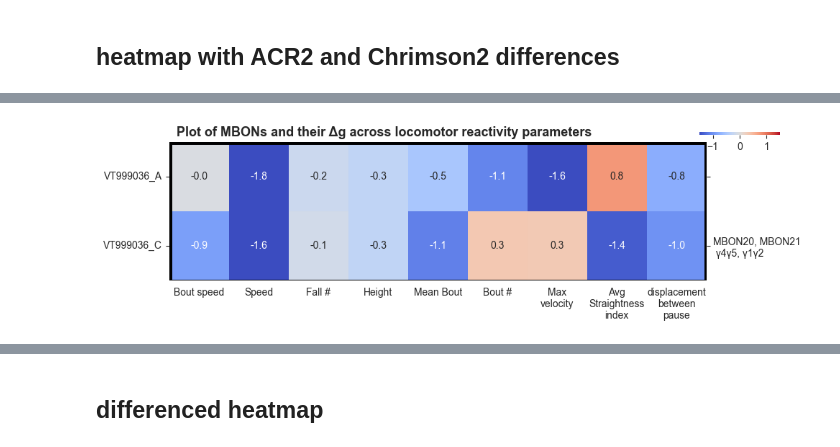
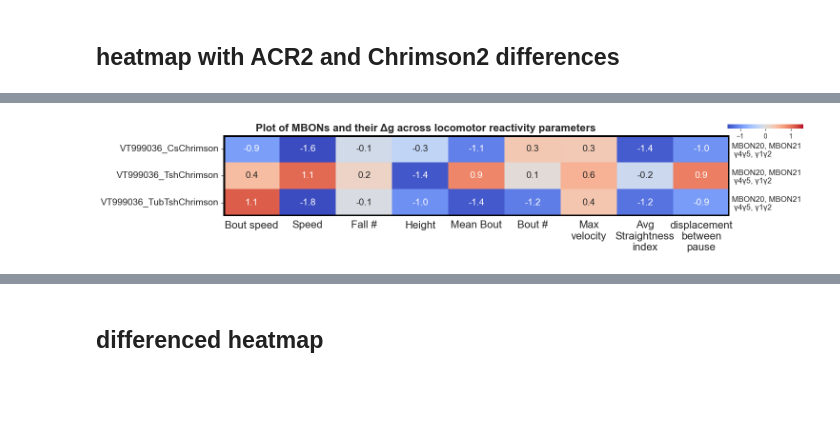
Before and after one commit to lnicole08/deltaG_screen, a Jupyter notebook: Heatmappotofu_1.ipynb, the cells around one changed output, grey strips where cells are left out. Saved outputs shown, nothing was run; the diff lists cells and outputs as text; code cells hidden in the pictures; blank space fills up the shorter version.

Commit message:
Amendments to adjust for genotypes

```diff
--- a/Heatmappotofu_1.ipynb
+++ b/Heatmappotofu_1.ipynb
@@ -43,7 +43,7 @@ workcomp = "C:\\Users\\User"
 computer2 = "C:\\Users\\lnico"
 homecomp = "D:"
 filedir = "\\ACC Lab Dropbox\\ACC Lab\\Nicole Lee\\Data Compilation\\Falling_New\\"
-openPath = computer2 + filedir
+openPath = homecomp + filedir
 files = os.listdir(openPath)
 
 #identifying genotypes
@@ -357,7 +359,7 @@ SS81521
 # %%
 def generating_heatmapdf(responder):
 
-    newfile2 = openPath + "Compilation with delta\\2024collection\\"
+    newfile2 = openPath + "Compilation with delta\\Specialexpts\\"
     files2 = os.listdir(newfile2)
 
     for labels in dflists2:
@@ -513,3 +516,18 @@ dfreg_c['responder'] = dfreg_c['MBON']+"_C"
 dfreg_resp = pd.concat([dfreg_a, dfreg_c])
 
 dfreg_resp = dfreg_resp.sort_values(by = "responder", ascending=True).reset_index(drop=True)
+# %%
+dfreg_Tubtsh = generating_heatmapdf(" Tub_Tsh_Chrimson2").sort_values('MBON').reset_index(drop=True)
+dfreg_Tubtsh['responder'] = dfreg_Tubtsh['MBON']+"_TubTshChrimson"
+
+dfreg_tsh = generating_heatmapdf(" Tsh_Chrimson2").sort_values('MBON').reset_index(drop=True)
+dfreg_tsh['responder'] = dfreg_tsh['MBON']+"_TshChrimson"
+
+dfreg_Cr2 = generating_heatmapdf(" Chrimson2").sort_values('MBON').reset_index(drop=True)
+dfreg_Cr2['responder'] = dfreg_Cr2['MBON']+"_CsChrimson"
+
+dfreg_resp = pd.concat([dfreg_Tubtsh, dfreg_tsh, dfreg_Cr2])
+
+dfreg_resp = dfreg_resp.sort_values(by = "responder", ascending=True).reset_index(drop=True)
+
+dfreg_resp
@@ -516,10 +541,19 @@ dfreg_resp = dfreg_resp.sort_values(by = "responder", ascending=True).reset_inde
 # %%
 df00 = dfreg_resp.copy()
-df00 = dfreg_resp[dfreg_resp['MBON'] == "VT999036"]
+
+#specific mbon list
+specificmbonlist = ["VT999036"]
+
+df00 = pd.DataFrame()
+for x in specificmbonlist:
+    df00 = pd.concat([df00, dfreg_resp[dfreg_resp['MBON'] == x]])
+
+df00.reset_index(drop=True)
+
 df50 = df00.set_index(['responder'])
 df50 = df50.drop(['MBON'], axis =1)
 
-fig1, ax3 = plt.subplots(figsize=(10, 3))
+fig1, ax3 = plt.subplots(figsize=(15, 3))
 
 #adding extra axes label
 lobloclst = []
@@ -531,74 +565,87 @@ for n in df00['MBON']:
 df500['Lobe'] = lobloclst
 df500['Name'] = mbonloclst
 
-#labelling of MBON number and location
+#labelling of MBON number and location but ONLY ifc comparing ACR and CHRIMSON2
+
+# newdf500 = pd.DataFrame()
+# naming = df500['Name'].iloc[::2].to_frame().rename(columns = {"Name": ""})
+# lobing = df500['Lobe'].iloc[1::2].to_frame().rename(columns = {"Lobe": ""})
+# newlabel =(naming.values + "\n " + lobing.values).tolist()
+# newdf500['Merge'] = newlabel
+
+#for individual points, not merging of ACR and Chrimson2 (i.e. different genotypes)
+
 newdf500 = pd.DataFrame()
-naming = df500['Name'].iloc[::2].to_frame().rename(columns = {"Name": ""})
-lobing = df500['Lobe'].iloc[1::2].to_frame().rename(columns = {"Lobe": ""})
+naming = df500['Name'].to_frame().rename(columns = {"Name": ""})
+lobing = df500['Lobe'].to_frame().rename(columns = {"Lobe": ""})
 newlabel =(naming.values + "\n " + lobing.values).tolist()
 newdf500['Merge'] = newlabel
 
 #colorbar
 cax = inset_axes(ax3,
                  width="15%",  # width: 40% of parent_bbox width
-                 height="2%",  # height: 10% of parent_bbox height
+                 height="5%",  # height: 10% of parent_bbox height
                  loc='lower right',
-                 bbox_to_anchor=(0.1, 1.2, 1, 1),
+                 bbox_to_anchor=(0.12, 1.25, 1, 1),
                  bbox_transform=ax3.transAxes,
                  borderpad=-2,
                  )
 
 sns.set_style("whitegrid", {'axes.grid' : False})
 j7 = sns.heatmap(df50, ax = ax3, annot=True, fmt=".1f", vmin = -1.5, vmax = 1.5, cmap='coolwarm', linewidths=0.0, edgecolor = "none"
-                 , clip_on=False, cbar_ax=cax, cbar_kws = dict(orientation = "horizontal")) #use_gridspec=False,location="bottom", shrink = 0.25, pad=0.01 #cbar_kws = dict(orientation = "vertical")
+                 , clip_on=False, cbar_ax=cax, cbar_kws = dict(orientation = "horizontal"), annot_kws={"size": 14}) #use_gridspec=False,location="bottom", shrink = 0.25, pad=0.01 #cbar_kws = dict(orientation = "vertical")
 j7.set_ylabel('')
-j7.set_yticklabels(j7.get_yticklabels(), va='center', rotation = 0, fontsize = 10)
-j7.set_xticklabels(j7.get_xticklabels(), rotation = 0, fontsize = 10)
+j7.set_yticklabels(j7.get_yticklabels(), va='center', rotation = 0, fontsize = 14)
+j7.set_xticklabels(j7.get_xticklabels(), rotation = 0, fontsize = 16)
 
 wrap_labels(j7, 10)
 
-from matplotlib.patches import Rectangle
+#lines around frame
+# from matplotlib.patches import Rectangle
 
-for i in list(range(0,92,2)):
-    ax3.add_patch(Rectangle((0, i), 9, 2, fill=False, edgecolor='black', lw=2))
+# for i in list(range(0,92,2)):
+#     ax3.add_patch(Rectangle((0, i), 9, 2, fill=False, edgecolor='black', lw=2))
 
-# Drawing the frame
+# Drawing the overall frame
 j7.axhline(y = 0, color = 'k',
             linewidth = 5)
 
-j7.axhline(y = 44, color = 'k',
-            linewidth = 5)
+j7.axhline(y = 3, color = 'k',
+            linewidth = 5) #72 for max
 
 j7.axvline(x = 0, color = 'k',
             linewidth = 5)
 
 j7.axvline(x = 9, color = 'k',
             linewidth = 5)
 
 #secondary axes
 j8 = j7.twinx()
 j8.set_ylim([0,j7.get_ylim()[0]])
 j8.set_yticks(j7.get_yticks())
+j8.tick_params(length=0)
 
 #y labels for mbon lobes and naming
 labellinglist = newdf500['Merge'].iloc[::-1]
 labelledlist = []
 for n in labellinglist:
-    labelledlist.extend((n[0], "")) #inserts blank space after every list name
+    #labelledlist.extend(("", n[0]))
+    labelledlist.extend(n)
+    #inserts blank space after every list name
 
 #j8.set_yticklabels(newdf500['Merge'].iloc[::-1], fontsize=10)
-j8.set_yticklabels(labelledlist, fontsize=10)
+j8.set_yticklabels(labelledlist, fontsize=12)
 j8.spines['top'].set_visible(False)
 j8.spines['right'].set_visible(False)
 j8.spines['bottom'].set_visible(False)
 j8.spines['left'].set_visible(False)
 
 
-j7.set_title('Plot of MBONs and their Δg across locomotor reactivity parameters', x=0.4, weight='bold', fontsize =13 )
+j7.set_title('Plot of MBONs and their Δg across locomotor reactivity parameters', x=0.4, weight='bold', fontsize =16 )
 
 fig1.tight_layout()
 
 #plt.savefig(openPath + "images\\" + date + "_" + responder + "_deltagheatmapwithlobelocations.png", dpi = 1200)
 # %% [output]
-[figure, old version]
+[figure, new version]
 # %%
```
Also changed, not shown: parts of 5 cells of this notebook, 2 other files.
